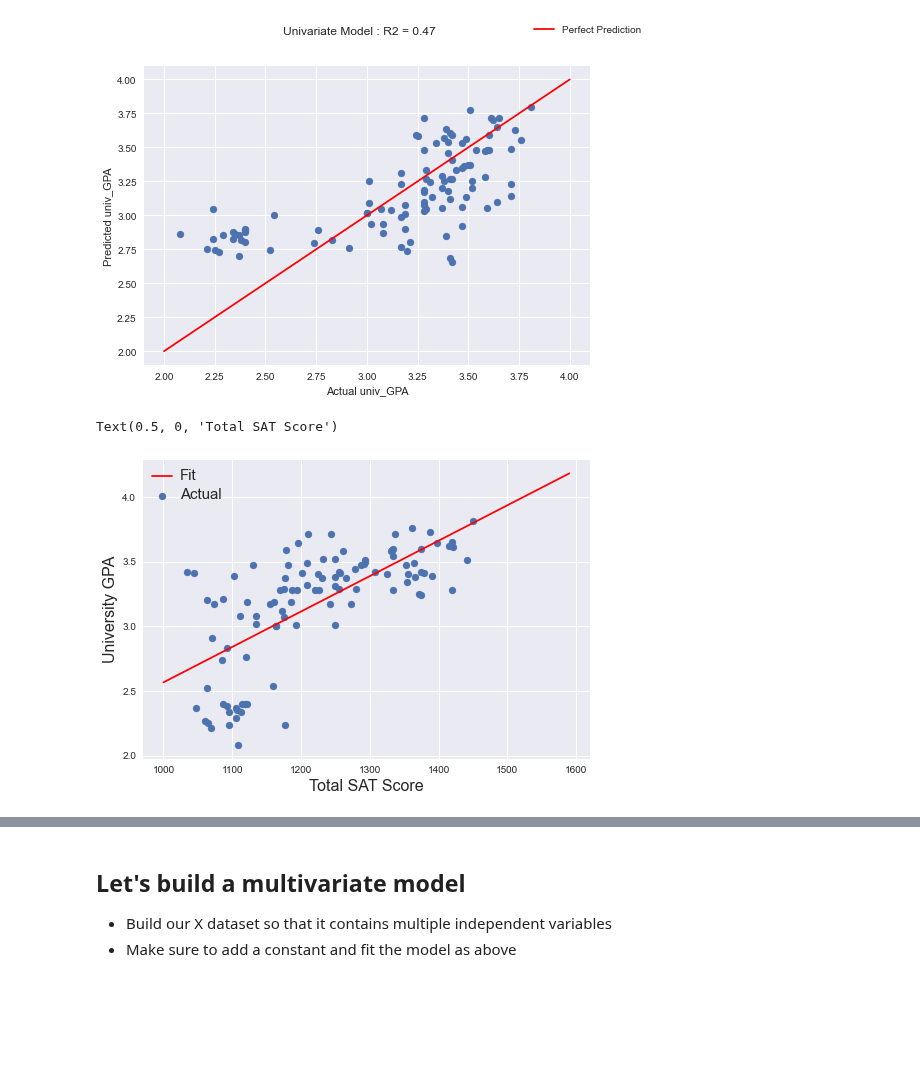
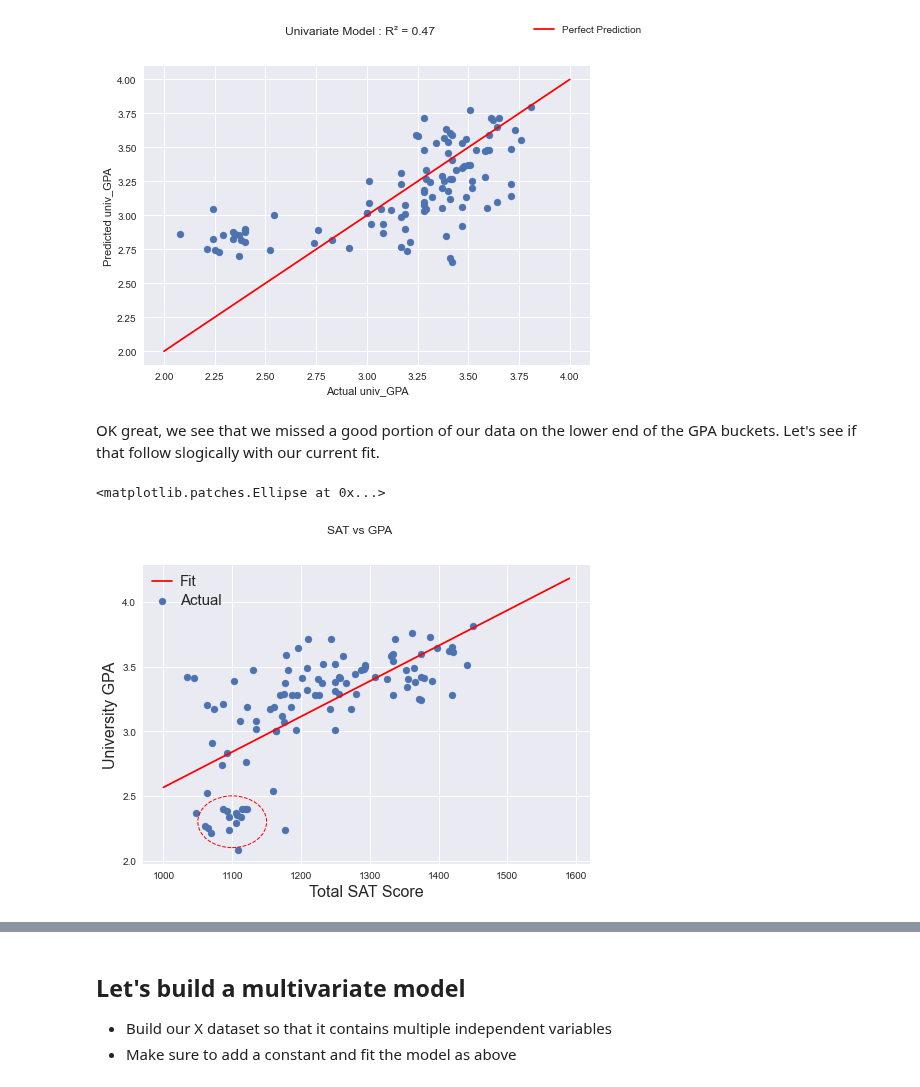
Before and after one commit to Per48edjes/Misc-DA-Prob-Stat, a Jupyter notebook: Lesson_4/Python_4/regression_2.ipynb, the cells around one changed output, grey strips where cells are left out. Saved outputs shown, nothing was run; the diff lists cells and outputs as text; code cells hidden in the pictures; blank space fills up the shorter version.

```diff
--- a/Lesson_4/Python_4/regression_2.ipynb
+++ b/Lesson_4/Python_4/regression_2.ipynb
@@ -71,7 +69,7 @@ def display_model_fit(model: sm.OLS, title) -> None:
 
     fig = plt.figure()
     plt.scatter(model.model.endog, model.fittedvalues)
-    fig.suptitle('%s : R2 = %.2f' %(title, model.rsquared))
+    fig.suptitle('%s : R\u00b2 = %.2f' %(title, model.rsquared))
     plt.xlabel('Actual %s' %model.model.endog_names)
     plt.ylabel('Predicted %s' %model.model.endog_names)
     plt.plot(np.arange(2,4.2,.2), np.arange(2,4.2,.2), color='red', label="Perfect Prediction")
@@ -88,20 +86,28 @@ univariate_model = sm.OLS(Y, X_univariate).fit()
 display_model_fit(univariate_model, 'Univariate Model')
 # %% [output]
 [figure]
+# %% [markdown]
+OK great, we see that we missed a good portion of our data on the lower end of the GPA buckets. Let's see if that follow slogically with our current fit.
 # %%
 sat_range = np.arange(1000, 1600, 10)
 sat_fit = pd.DataFrame(sat_range, index=sat_range, columns=['Total_SAT'])
 sat_fit['const'] = 1
 sat_fit_line = univariate_model.predict(sat_fit[['const', 'Total_SAT']])
 sat_fit_line.plot(color='red')
 plt.scatter(data.Total_SAT, data.univ_GPA)
 
 leg = plt.legend(['Fit', 'Actual'])
 for i in leg.get_texts():
     i.set_size(15)
-
+plt.suptitle('SAT vs GPA')
 plt.ylabel('University GPA', size=16)
 plt.xlabel('Total SAT Score', size=16)
+circle1=plt.Circle((1100, 2.4), .2, color='r')
+
+from matplotlib.patches import Ellipse
+ellipse = Ellipse(xy=(1100, 2.3), width=100, height=0.4,
+                        edgecolor='r', fc='None', lw=1, ls='--')
+plt.gca().add_patch(ellipse)
 # %% [output]
-Text(0.5, 0, 'Total SAT Score')
+<matplotlib.patches.Ellipse at 0x...>
-[figure, old version]
+[figure, new version]
```
Also changed, not shown: parts of 15 cells of this notebook.
